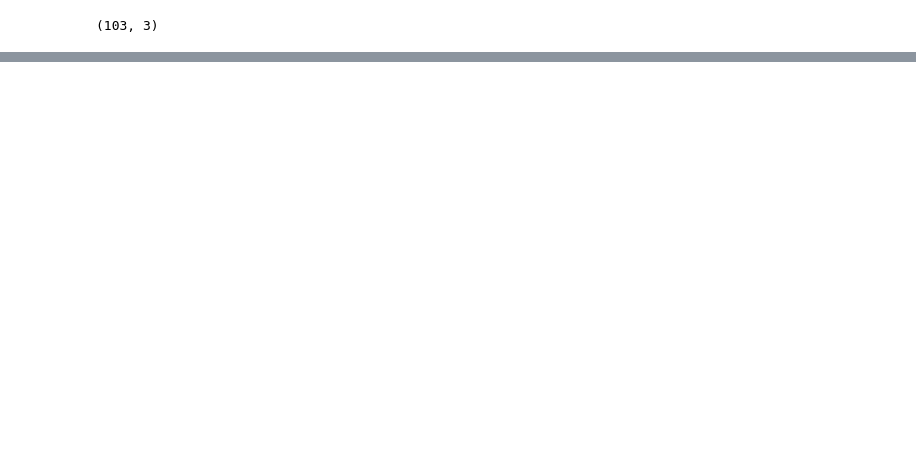
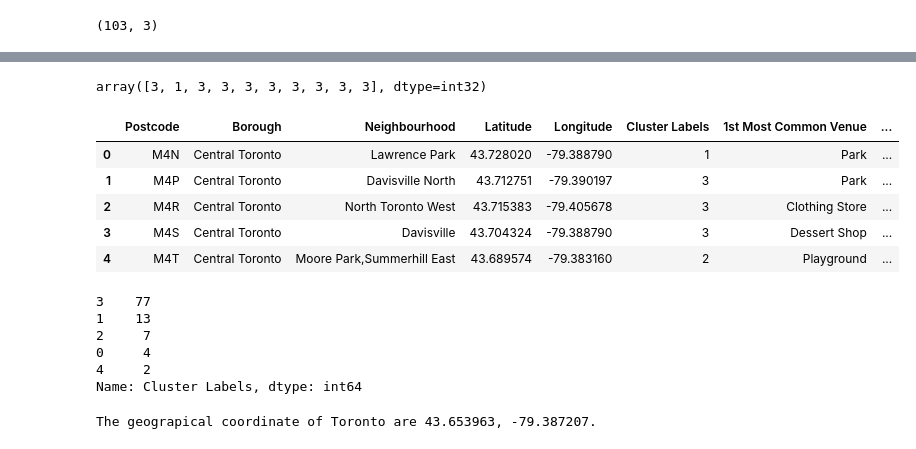
Before and after one commit to linzhou-zhong/Coursera, a Jupyter notebook: Assignment _Neighborhoods_in_Toronto.ipynb, the cells around one changed output, grey strips where cells are left out. Drawn from its saved outputs; the diff is of its cells as text; code cells hidden in the pictures; blank space fills up the shorter version.

```diff
--- a/Assignment _Neighborhoods_in_Toronto.ipynb
+++ b/Assignment _Neighborhoods_in_Toronto.ipynb
@@ -61,0 +264,21 @@ tables_merged.shape
+# %%
+num_top_venues = 10
+
+indicators = ['st', 'nd', 'rd']
+
+# create columns according to number of top venues
+columns = ['Neighbourhood']
+for ind in np.arange(num_top_venues):
+    try:
+        columns.append('{}{} Most Common Venue'.format(ind+1, indicators[ind]))
+    except:
+        columns.append('{}th Most Common Venue'.format(ind+1))
+
+# create a new dataframe
+neighborhoods_venues_sorted = pd.DataFrame(columns=columns)
+neighborhoods_venues_sorted['Neighbourhood'] = tables_merged_grouped['Neighbourhood']
+
+for ind in np.arange(tables_merged_grouped.shape[0]):
+    neighborhoods_venues_sorted.iloc[ind, 1:] = return_most_common_venues(tables_merged_grouped.iloc[ind, :], num_top_venues)
+
+neighborhoods_venues_sorted.head()
@@ -61,0 +292,52 @@ tables_merged.shape
+# %%
+# set number of clusters
+kclusters = 5
+
+tables_merged_grouped_clustering = tables_merged_grouped.drop('Neighbourhood', 1)
+
+# run k-means clustering
+kmeans = KMeans(n_clusters=kclusters, random_state=0).fit(tables_merged_grouped_clustering)
+
+# check cluster labels generated for each row in the dataframe
+kmeans.labels_[0:10]
+# %% [output]
+array([3, 1, 3, 3, 3, 3, 3, 3, 3, 3], dtype=int32)
+# %%
+# add clustering labels
+neighborhoods_venues_sorted.insert(0, 'Cluster Labels', kmeans.labels_)
+
+tables_merged_ = tables_merged
+
+# merge toronto_grouped with toronto_data to add latitude/longitude for each neighborhood
+tables_merged_ = tables_merged_.join(neighborhoods_venues_sorted.set_index('Neighbourhood'), on='Neighbourhood')
+
+tables_merged_ = tables_merged_.fillna(0)
+tables_merged_["Cluster Labels"] = tables_merged_["Cluster Labels"].astype("int64")
+tables_merged_.head() # check the last columns!
+# %% [output]
+|  | Postcode | Borough | Neighbourhood | Latitude | Longitude | Cluster Labels | 1st Most Common Venue | ... |
+| 0 | M4N | Central Toronto | Lawrence Park | 43.728020 | -79.388790 | 1 | Park | ... |
+| 1 | M4P | Central Toronto | Davisville North | 43.712751 | -79.390197 | 3 | Park | ... |
+| 2 | M4R | Central Toronto | North Toronto West | 43.715383 | -79.405678 | 3 | Clothing Store | ... |
+| 3 | M4S | Central Toronto | Davisville | 43.704324 | -79.388790 | 3 | Dessert Shop | ... |
+| 4 | M4T | Central Toronto | Moore Park,Summerhill East | 43.689574 | -79.383160 | 2 | Playground | ... |
+# %%
+tables_merged_["Cluster Labels"].value_counts()
+# %% [output]
+3    77
+1    13
+2     7
+0     4
+4     2
+Name: Cluster Labels, dtype: int64
+# %%
+
+address = 'Toronto'
+
+geolocator = Nominatim(user_agent="ny_explorer")
+location = geolocator.geocode(address)
+latitude = location.latitude
+longitude = location.longitude
+print('The geograpical coordinate of Toronto are {}, {}.'.format(latitude, longitude))
+# %% [output]
+The geograpical coordinate of Toronto are 43.653963, -79.387207.
```
Also changed, not shown: parts of 24 cells of this notebook.
